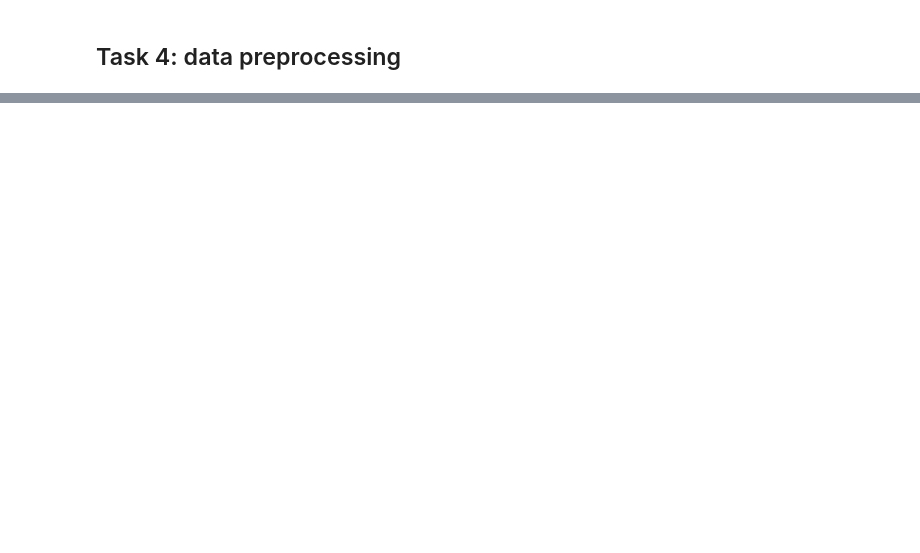
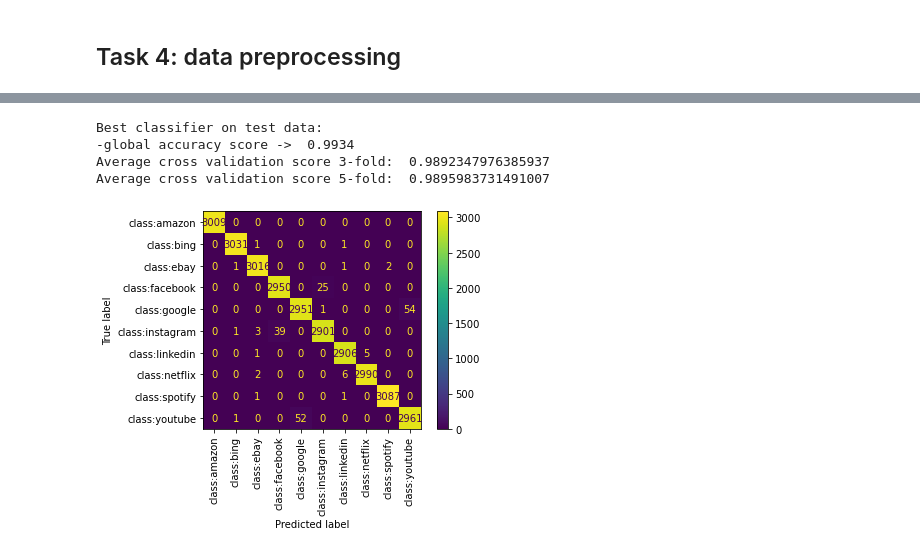
Before and after one commit to AlessioFerra/NML_Group4, a Jupyter notebook: Lab5.ipynb, the cells around one changed output, grey strips where cells are left out. Drawn from its saved outputs; the diff is of its cells as text; code cells hidden in the pictures; blank space fills up the shorter version.

```diff
--- a/Lab5.ipynb
+++ b/Lab5.ipynb
@@ -52,0 +263,34 @@ Test set size:  33000
+# %%
+# apply preprocessing to the test set without fitting the estimators
+# preprocess the categorical features
+x_test_prep_cat = pd.DataFrame(oh_enc.transform(x_test[cat_features]).toarray(), \
+                                columns = oh_enc.get_feature_names())
+# remove old categorical features
+x_test_sc_only = x_test.drop(cat_features, axis=1)
+
+x_test = pd.DataFrame(ss_enc.transform(x_test_sc_only), columns = x_test_sc_only.columns)\
+                        .join(x_test_prep_cat.reset_index(drop=True))
+
+# use the best best_estimatormator from grid search on the test set
+t_start = time.time()
+y_pred_test = best_estimator.predict(x_test)
+pred_time = time.time()- t_start
+
+# metrics
+print("Best classifier on test data:\n-global accuracy score -> ", accuracy_score(y_pred_test, y_test),\
+      "\nPrediction time -> ", pred_time)
+cv_3_avg = cross_val_score(best_estimator, x_test, y_test, scoring='f1_macro', cv=3).mean()
+cv_5_avg = cross_val_score(best_estimator, x_test, y_test, scoring='f1_macro', cv=5).mean()
+print("Average cross validation score 3-fold: ", cv_3_avg)
+print("Average cross validation score 5-fold: ", cv_5_avg)
+
+# confusion matrix
+best_cm = confusion_matrix(y_test, y_pred_test, labels=best_estimator.classes_)
+disp = ConfusionMatrixDisplay(confusion_matrix=best_cm, display_labels=best_estimator.classes_)\
+        .plot(xticks_rotation='vertical')
+# %% [output]
+Best classifier on test data:
+-global accuracy score ->  0.9934
+Average cross validation score 3-fold:  0.9892347976385937
+Average cross validation score 5-fold:  0.9895983731491007
+[figure, added]
```
Also changed, not shown: parts of 35 cells of this notebook.
